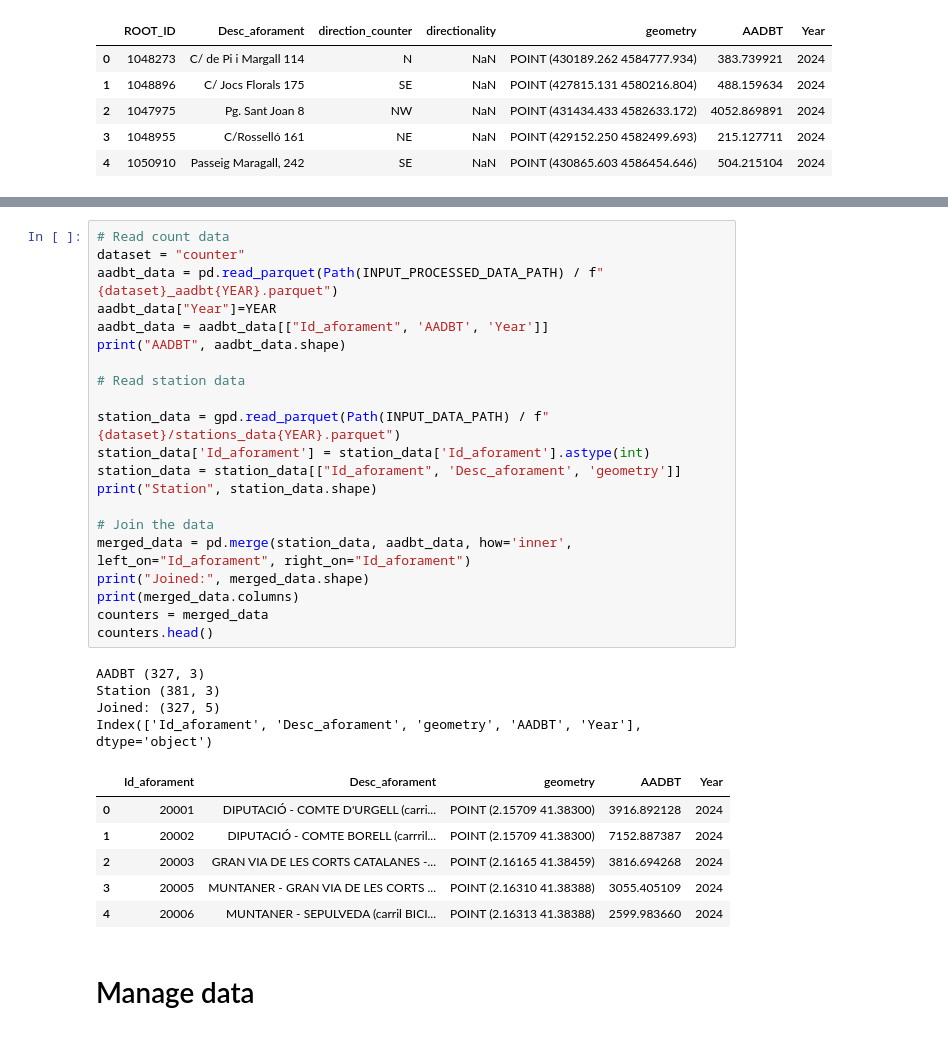
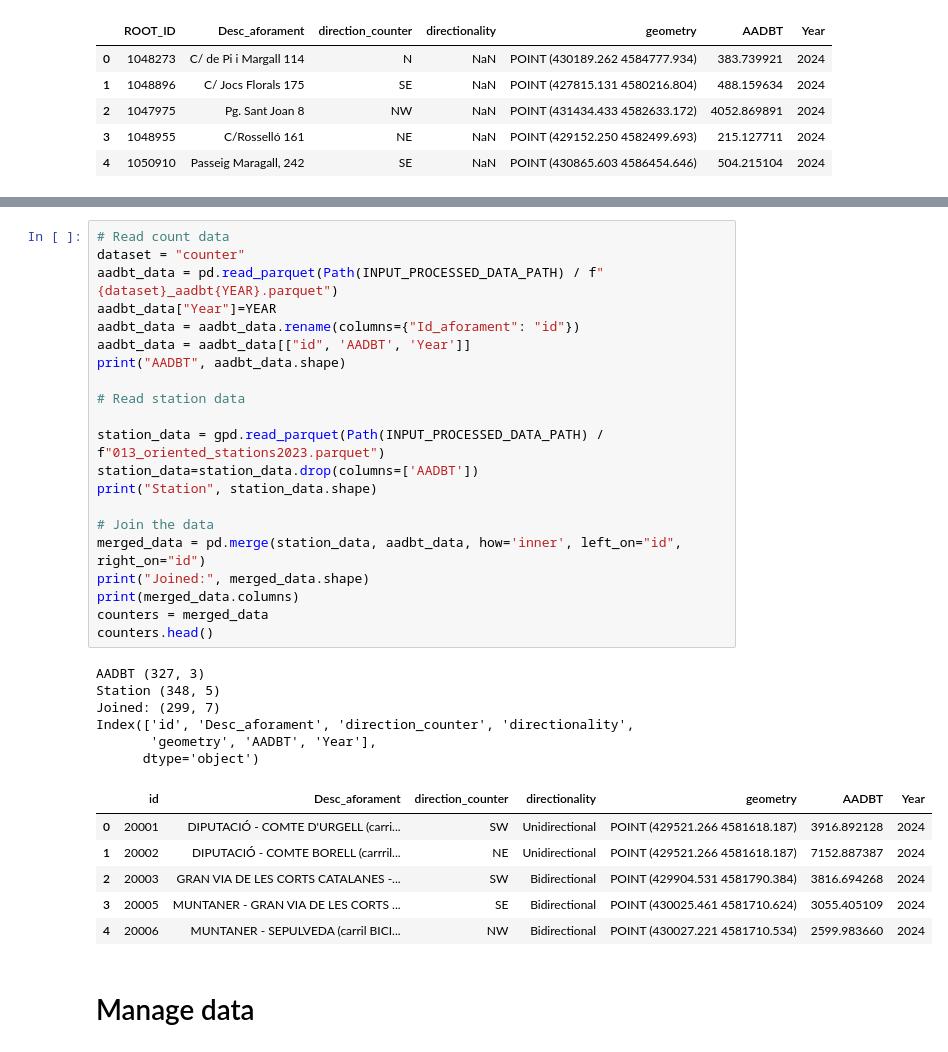
Before and after one commit to cyclingMoritz/250MUM006, a Jupyter notebook: notebooks/015-luca_scale_predictions.ipynb, the cells around one changed output, grey strips where cells are left out. Saved outputs shown, nothing was run; the diff lists cells and outputs as text.

Commit message:
Adapt to new data

```diff
--- a/notebooks/015-luca_scale_predictions.ipynb
+++ b/notebooks/015-luca_scale_predictions.ipynb
@@ -84,35 +84,37 @@ Index(['ROOT_ID', 'Desc_aforament', 'direction_counter', 'directionality',
 # %%
 # Read count data
 dataset = "counter"
 aadbt_data = pd.read_parquet(Path(INPUT_PROCESSED_DATA_PATH) / f"{dataset}_aadbt{YEAR}.parquet")
 aadbt_data["Year"]=YEAR
-aadbt_data = aadbt_data[["Id_aforament", 'AADBT', 'Year']]
+aadbt_data = aadbt_data.rename(columns={"Id_aforament": "id"})
+aadbt_data = aadbt_data[["id", 'AADBT', 'Year']]
 print("AADBT", aadbt_data.shape)
 
 # Read station data
 
-station_data = gpd.read_parquet(Path(INPUT_DATA_PATH) / f"{dataset}/stations_data{YEAR}.parquet")
-station_data['Id_aforament'] = station_data['Id_aforament'].astype(int)
-station_data = station_data[["Id_aforament", 'Desc_aforament', 'geometry']]
+station_data = gpd.read_parquet(Path(INPUT_PROCESSED_DATA_PATH) / f"013_oriented_stations2023.parquet")
+station_data=station_data.drop(columns=['AADBT'])
 print("Station", station_data.shape)
 
 # Join the data
-merged_data = pd.merge(station_data, aadbt_data, how='inner', left_on="Id_aforament", right_on="Id_aforament")
+merged_data = pd.merge(station_data, aadbt_data, how='inner', left_on="id", right_on="id")
 print("Joined:", merged_data.shape)
 print(merged_data.columns)
 counters = merged_data
 counters.head()
 # %% [output]
 AADBT (327, 3)
-Station (381, 3)
-Joined: (327, 5)
-Index(['Id_aforament', 'Desc_aforament', 'geometry', 'AADBT', 'Year'], dtype='object')
+Station (348, 5)
+Joined: (299, 7)
+Index(['id', 'Desc_aforament', 'direction_counter', 'directionality',
+       'geometry', 'AADBT', 'Year'],
+      dtype='object')
-|  | Id_aforament | Desc_aforament | geometry | AADBT | Year |
-| 0 | 20001 | DIPUTACIÓ - COMTE D'URGELL (carri... | POINT (2.15709 41.38300) | 3916.892128 | 2024 |
-| 1 | 20002 | DIPUTACIÓ - COMTE BORELL (carrril... | POINT (2.15709 41.38300) | 7152.887387 | 2024 |
-| 2 | 20003 | GRAN VIA DE LES CORTS CATALANES -... | POINT (2.16165 41.38459) | 3816.694268 | 2024 |
-| 3 | 20005 | MUNTANER - GRAN VIA DE LES CORTS ... | POINT (2.16310 41.38388) | 3055.405109 | 2024 |
-| 4 | 20006 | MUNTANER - SEPULVEDA (carril BICI... | POINT (2.16313 41.38388) | 2599.983660 | 2024 |
+|  | id | Desc_aforament | direction_counter | directionality | geometry | AADBT | Year |
+| 0 | 20001 | DIPUTACIÓ - COMTE D'URGELL (carri... | SW | Unidirectional | POINT (429521.266 4581618.187) | 3916.892128 | 2024 |
+| 1 | 20002 | DIPUTACIÓ - COMTE BORELL (carrril... | NE | Unidirectional | POINT (429521.266 4581618.187) | 7152.887387 | 2024 |
+| 2 | 20003 | GRAN VIA DE LES CORTS CATALANES -... | SW | Bidirectional | POINT (429904.531 4581790.384) | 3816.694268 | 2024 |
+| 3 | 20005 | MUNTANER - GRAN VIA DE LES CORTS ... | SE | Bidirectional | POINT (430025.461 4581710.624) | 3055.405109 | 2024 |
+| 4 | 20006 | MUNTANER - SEPULVEDA (carril BICI... | NW | Bidirectional | POINT (430027.221 4581710.534) | 2599.983660 | 2024 |
 # %% [markdown]
 # Manage data
 # %% [markdown]
```
Also changed, not shown: parts of 4 cells of this notebook.
